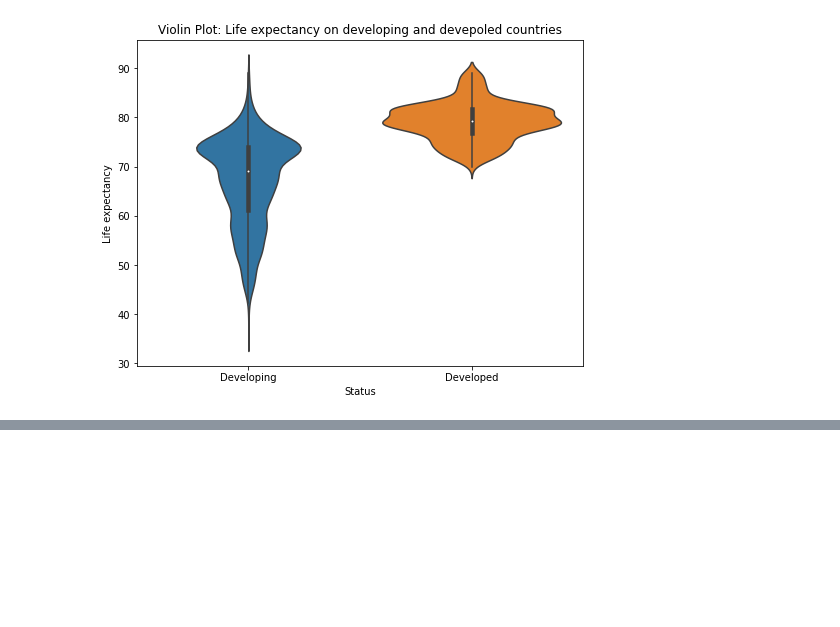
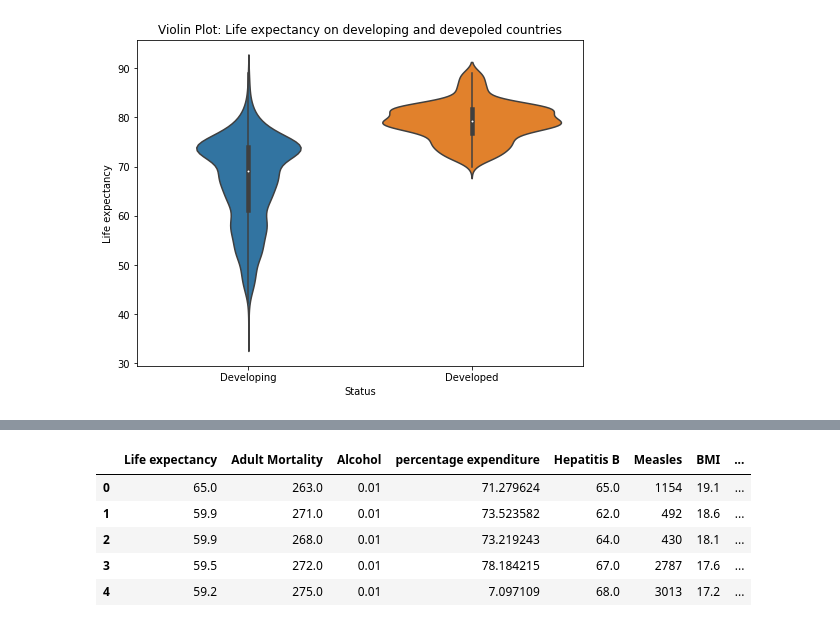
Before and after one commit to srodriguez252/Life-Expectancy, a Jupyter notebook: life_expectancy.ipynb, the cells around one changed output, grey strips where cells are left out. Drawn from its saved outputs; the diff is of its cells as text; code cells hidden in the pictures; blank space fills up the shorter version.

```diff
--- a/life_expectancy.ipynb
+++ b/life_expectancy.ipynb
@@ -185,0 +203,20 @@ plt.show()
+# %%
+#Droping columns
+df.drop(['Country','infant deaths','Year'], axis=1, inplace=True)
+# %%
+#One hot encode the status column
+
+one_hot_encoded = pd.get_dummies(df['Status'])
+df = pd.concat([df, one_hot_encoded], axis=1)
+
+
+df.drop(['Status'], axis=1, inplace=True)
+# %%
+df.head()
+# %% [output]
+|  | Life expectancy | Adult Mortality | Alcohol | percentage expenditure | Hepatitis B | Measles | BMI | ... |
+| 0 | 65.0 | 263.0 | 0.01 | 71.279624 | 65.0 | 1154 | 19.1 | ... |
+| 1 | 59.9 | 271.0 | 0.01 | 73.523582 | 62.0 | 492 | 18.6 | ... |
+| 2 | 59.9 | 268.0 | 0.01 | 73.219243 | 64.0 | 430 | 18.1 | ... |
+| 3 | 59.5 | 272.0 | 0.01 | 78.184215 | 67.0 | 2787 | 17.6 | ... |
+| 4 | 59.2 | 275.0 | 0.01 | 7.097109 | 68.0 | 3013 | 17.2 | ... |
```
Also changed, not shown: parts of 1 cell of this notebook.
